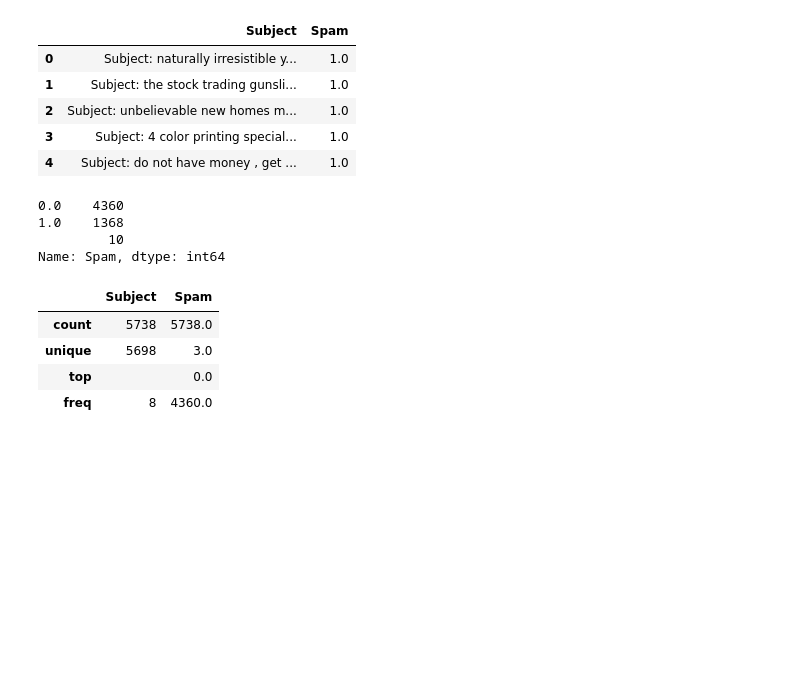
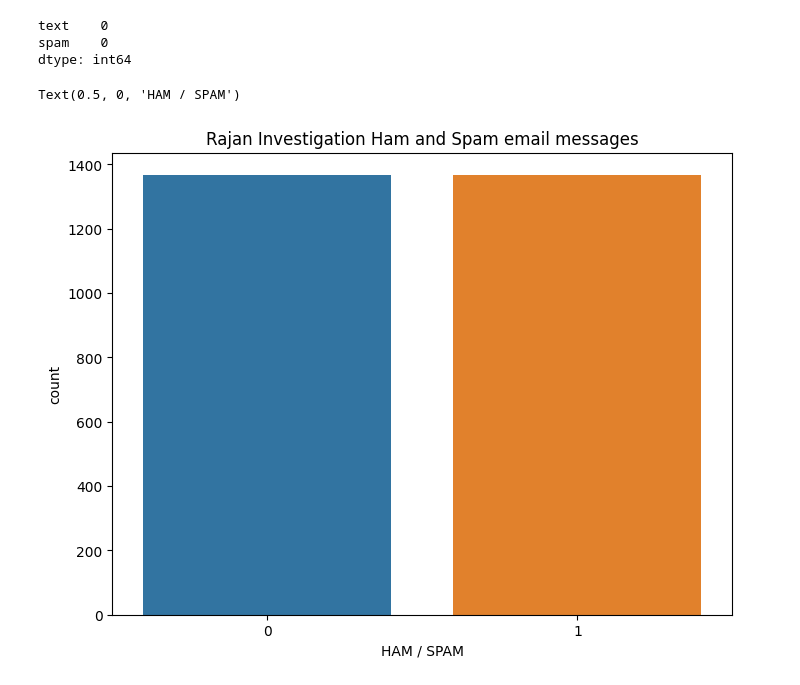
Before and after one commit to RajanTucker/RajanTucker, a Jupyter notebook: Spam_Ham__Filter.ipynb, the cells around one changed output. Drawn from its saved outputs; the diff is of its cells as text; code cells hidden in the pictures; blank space fills up the shorter version.

```diff
--- a/Spam_Ham__Filter.ipynb
+++ b/Spam_Ham__Filter.ipynb
@@ -89,24 +111,22 @@ cluster_df.columns=["Subject","Spam"]
-# %%
-cluster_df.head()
-# %% [output]
-|  | Subject | Spam |
-| 0 | Subject: naturally irresistible y... | 1.0 |
-| 1 | Subject: the stock trading gunsli... | 1.0 |
-| 2 | Subject: unbelievable new homes m... | 1.0 |
-| 3 | Subject: 4 color printing special... | 1.0 |
-| 4 | Subject: do not have money , get ... | 1.0 |
-# %%
-cluster_df.Spam.value_counts()
-# %% [output]
-0.0    4360
-1.0    1368
-         10
-Name: Spam, dtype: int64
-# %%
-cluster_df.describe()
-# %% [output]
-|  | Subject | Spam |
-| count | 5738 | 5738.0 |
-| unique | 5698 | 3.0 |
-| top |  | 0.0 |
-| freq | 8 | 4360.0 |
+# %%
+cluster_df.isnull().sum()
+# %% [output]
+text    0
+spam    0
+dtype: int64
+# %%
+raj_ham_email = cluster_df[cluster_df.spam == 0]
+raj_spam_email = cluster_df[cluster_df.spam == 1]
+ham_email = raj_ham_email.sample(n=len(raj_spam_email),
+                         random_state=42)
+
+# Plotting the counts of down sampled dataset
+balanced_data = ham_email.append(raj_spam_email)\
+    .reset_index(drop=True)
+plt.figure(figsize=(8, 6))
+sns.countplot(data = balanced_data, x='spam')
+plt.title('Rajan Investigation Ham and Spam email messages')
+plt.xlabel('HAM / SPAM')
+# %% [output]
+Text(0.5, 0, 'HAM / SPAM')
+[figure, added]
```
Also changed, not shown: parts of 46 cells of this notebook.
